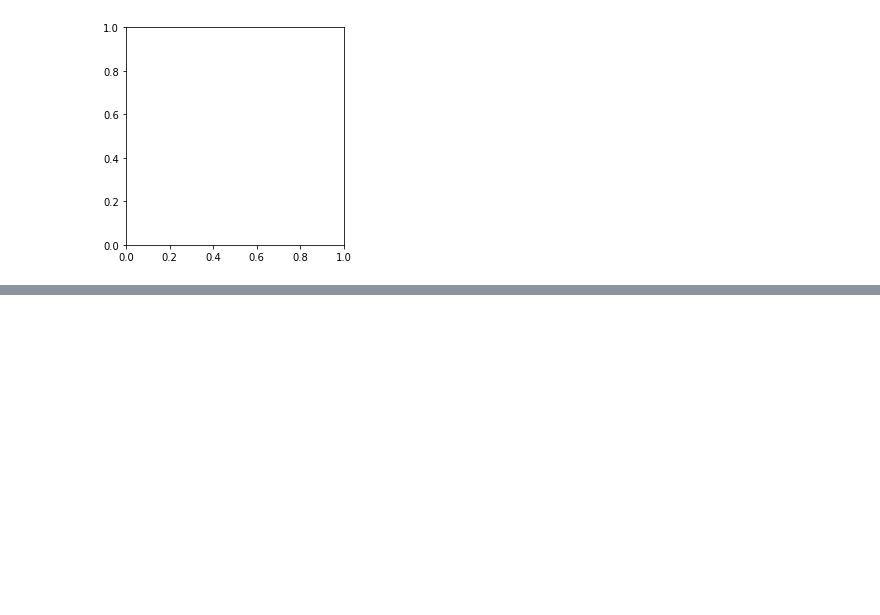
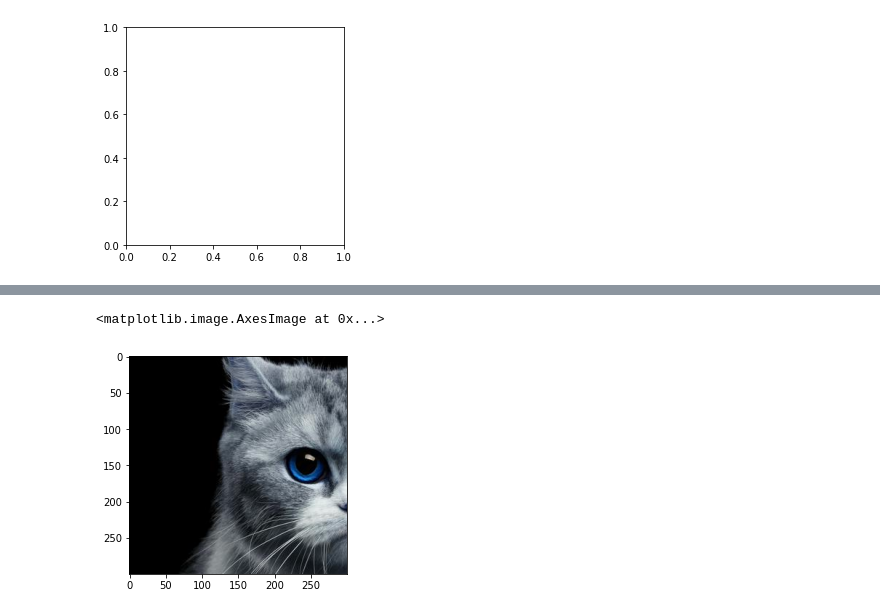
Before and after one commit to MohWikiDarmawan07/PCVK, a Jupyter notebook: week2.ipynb, the cells around one changed output, grey strips where cells are left out. Drawn from its saved outputs; the diff is of its cells as text; code cells hidden in the pictures; blank space fills up the shorter version.

```diff
--- a/week2.ipynb
+++ b/week2.ipynb
@@ -158,0 +191,10 @@ ValueError: ignored
+# %%
+#menampilkan salah satu area
+#rumus img[tinggi,lebar]
+#misal img[0:300,0:300] menampilkan area 300 x 300
+#..... img[y:300 ,x:300]
+wiki= wiki[0:300,0:300]
+plt.imshow(wiki)
+# %% [output]
+<matplotlib.image.AxesImage at 0x...>
+[figure, added]
```
Also changed, not shown: parts of 5 cells of this notebook.
